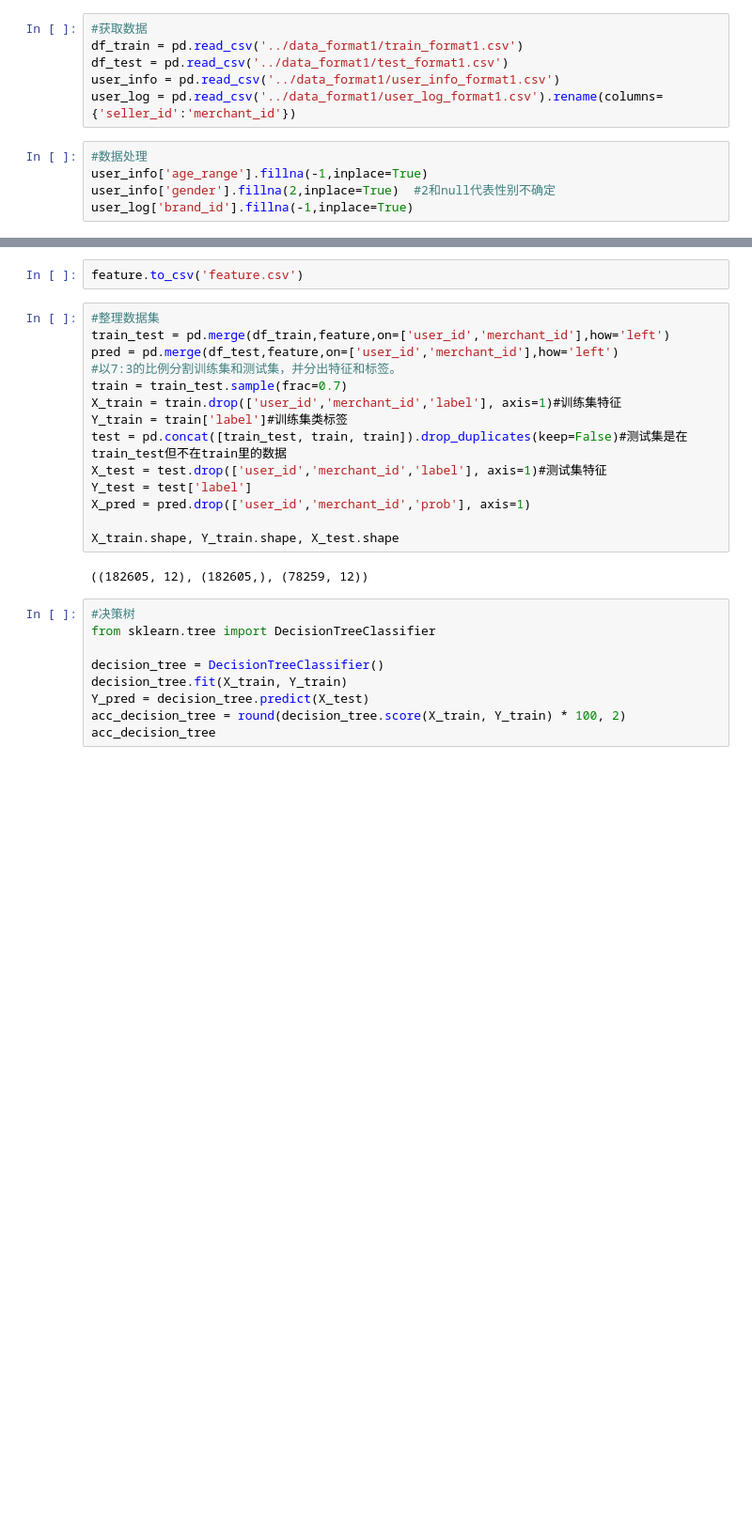
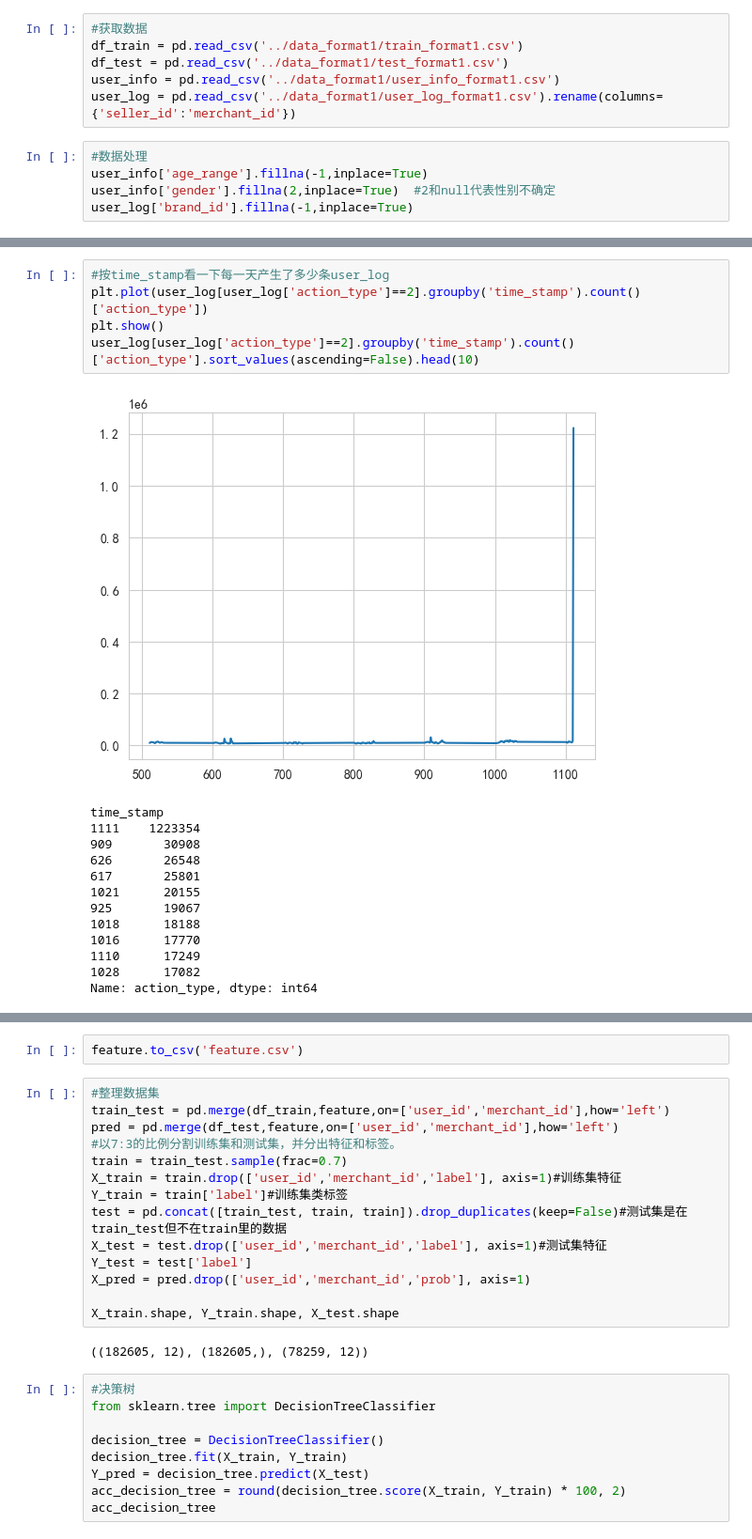
Before and after one commit to zfy2003/mechine-learning, a Jupyter notebook: demo/demo1.ipynb, the cells around one changed output, grey strips where cells are left out. Shown at 94% size. Cells and saved outputs as stored; diff of their text form; blank space fills up the shorter version.

```diff
--- a/demo/demo1.ipynb
+++ b/demo/demo1.ipynb
@@ -15,0 +33,19 @@ user_log['brand_id'].fillna(-1,inplace=True)
+# %%
+#按time_stamp看一下每一天产生了多少条user_log
+plt.plot(user_log[user_log['action_type']==2].groupby('time_stamp').count()['action_type'])
+plt.show()
+user_log[user_log['action_type']==2].groupby('time_stamp').count()['action_type'].sort_values(ascending=False).head(10)
+# %% [output]
+[figure, added]
+time_stamp
+1111    1223354
+909       30908
+626       26548
+617       25801
+1021      20155
+925       19067
+1018      18188
+1016      17770
+1110      17249
+1028      17082
+Name: action_type, dtype: int64
```
Also changed, not shown: parts of 8 cells of this notebook.
